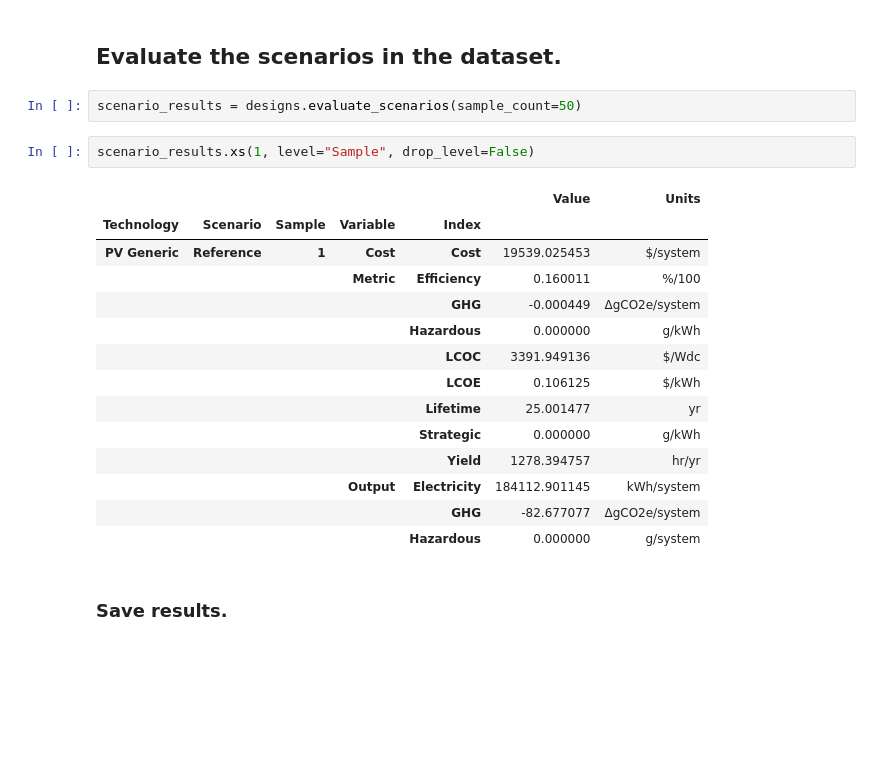
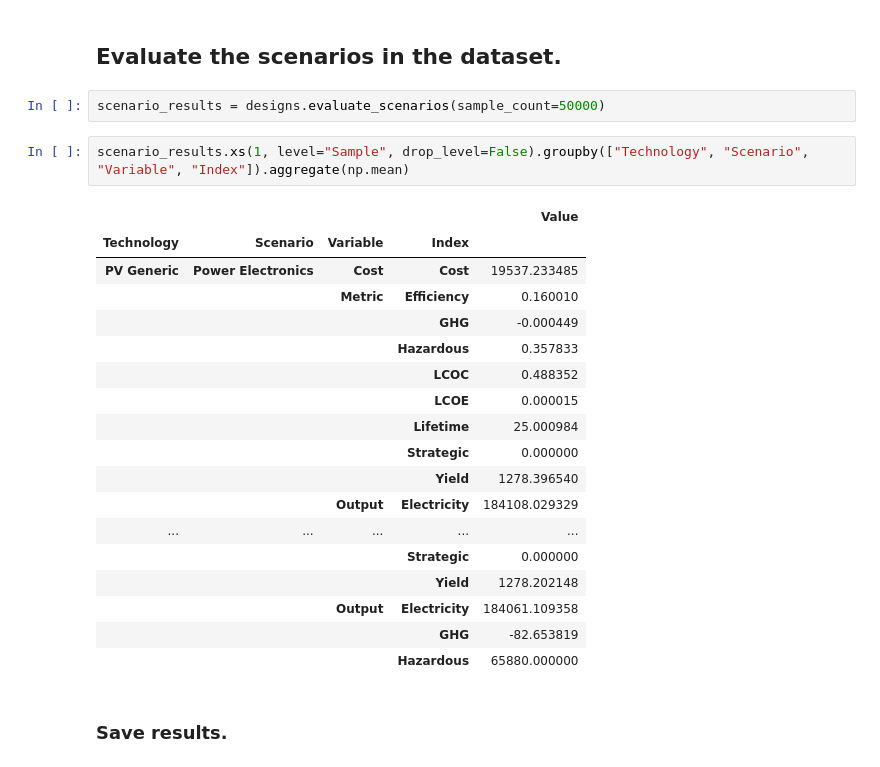
Before and after one commit to NREL/tyche, a Jupyter notebook: ioc-1/ioc-1.ipynb, the cells around one changed output. Saved outputs shown, nothing was run; the diff lists cells and outputs as text; blank space fills up the shorter version.

```diff
--- a/ioc-1/ioc-1.ipynb
+++ b/ioc-1/ioc-1.ipynb
@@ -141,24 +144,28 @@ investments.investments
 # %% [markdown]
 ## Evaluate the scenarios in the dataset.
 # %%
-scenario_results = designs.evaluate_scenarios(sample_count=50)
+scenario_results = designs.evaluate_scenarios(sample_count=50000)
 # %%
-scenario_results.xs(1, level="Sample", drop_level=False)
+scenario_results.xs(1, level="Sample", drop_level=False).groupby(["Technology", "Scenario", "Variable", "Index"]).aggregate(np.mean)
 # %% [output]
-|  |  |  |  |  | Value | Units |
-| Technology | Scenario | Sample | Variable | Index |  |  |
-| PV Generic | Reference | 1 | Cost | Cost | 19539.025453 | $/system |
-|  |  |  | Metric | Efficiency | 0.160011 | %/100 |
-|  |  |  |  | GHG | -0.000449 | ΔgCO2e/system |
-|  |  |  |  | Hazardous | 0.000000 | g/kWh |
-|  |  |  |  | LCOC | 3391.949136 | $/Wdc |
-|  |  |  |  | LCOE | 0.106125 | $/kWh |
-|  |  |  |  | Lifetime | 25.001477 | yr |
-|  |  |  |  | Strategic | 0.000000 | g/kWh |
-|  |  |  |  | Yield | 1278.394757 | hr/yr |
-|  |  |  | Output | Electricity | 184112.901145 | kWh/system |
-|  |  |  |  | GHG | -82.677077 | ΔgCO2e/system |
-|  |  |  |  | Hazardous | 0.000000 | g/system |
+|  |  |  |  | Value |
+| Technology | Scenario | Variable | Index |  |
+| PV Generic | Power Electronics | Cost | Cost | 19537.233485 |
+|  |  | Metric | Efficiency | 0.160010 |
+|  |  |  | GHG | -0.000449 |
+|  |  |  | Hazardous | 0.357833 |
+|  |  |  | LCOC | 0.488352 |
+|  |  |  | LCOE | 0.000015 |
+|  |  |  | Lifetime | 25.000984 |
+|  |  |  | Strategic | 0.000000 |
+|  |  |  | Yield | 1278.396540 |
+|  |  | Output | Electricity | 184108.029329 |
+| ... | ... | ... | ... | ... |
+|  |  |  | Strategic | 0.000000 |
+|  |  |  | Yield | 1278.202148 |
+|  |  | Output | Electricity | 184061.109358 |
+|  |  |  | GHG | -82.653819 |
+|  |  |  | Hazardous | 65880.000000 |
 # %% [markdown]
 ### Save results.
 # %%
```
Also changed, not shown: parts of 3 cells of this notebook, 3 other files.
